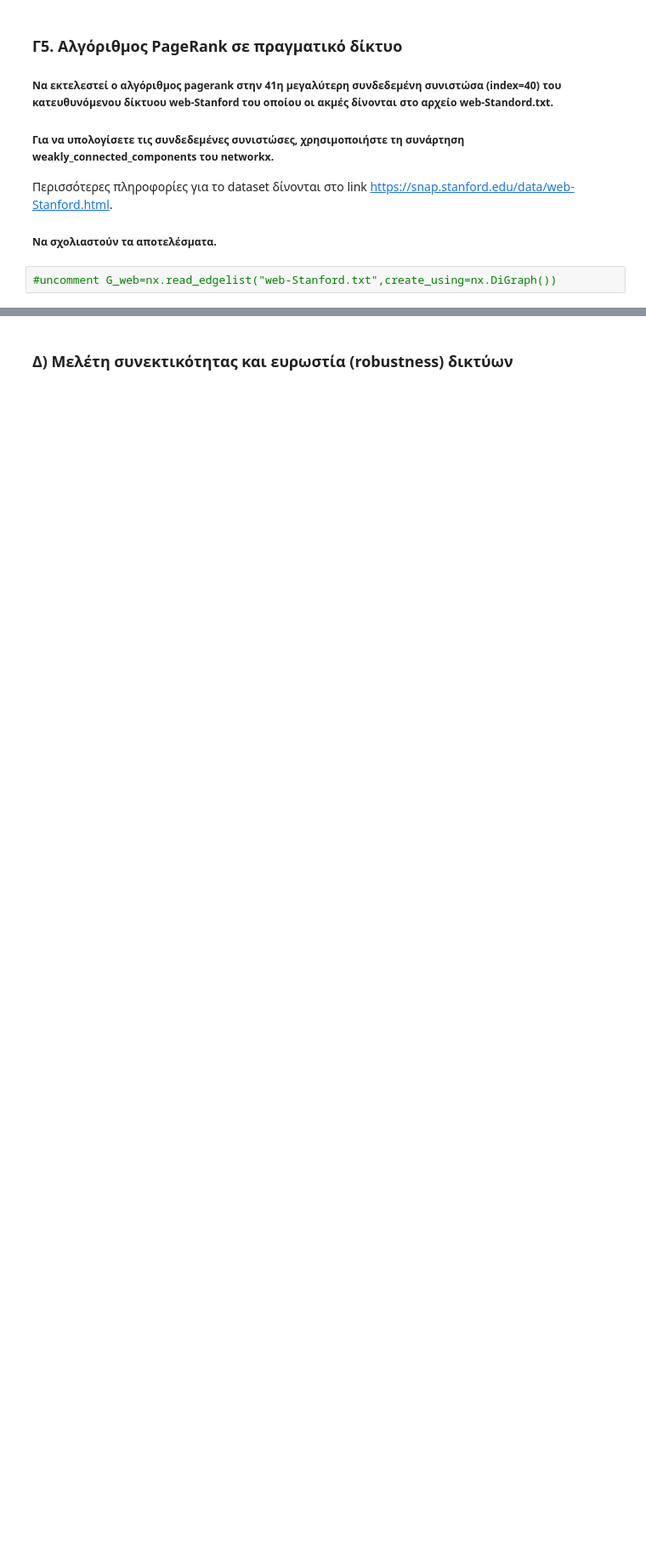
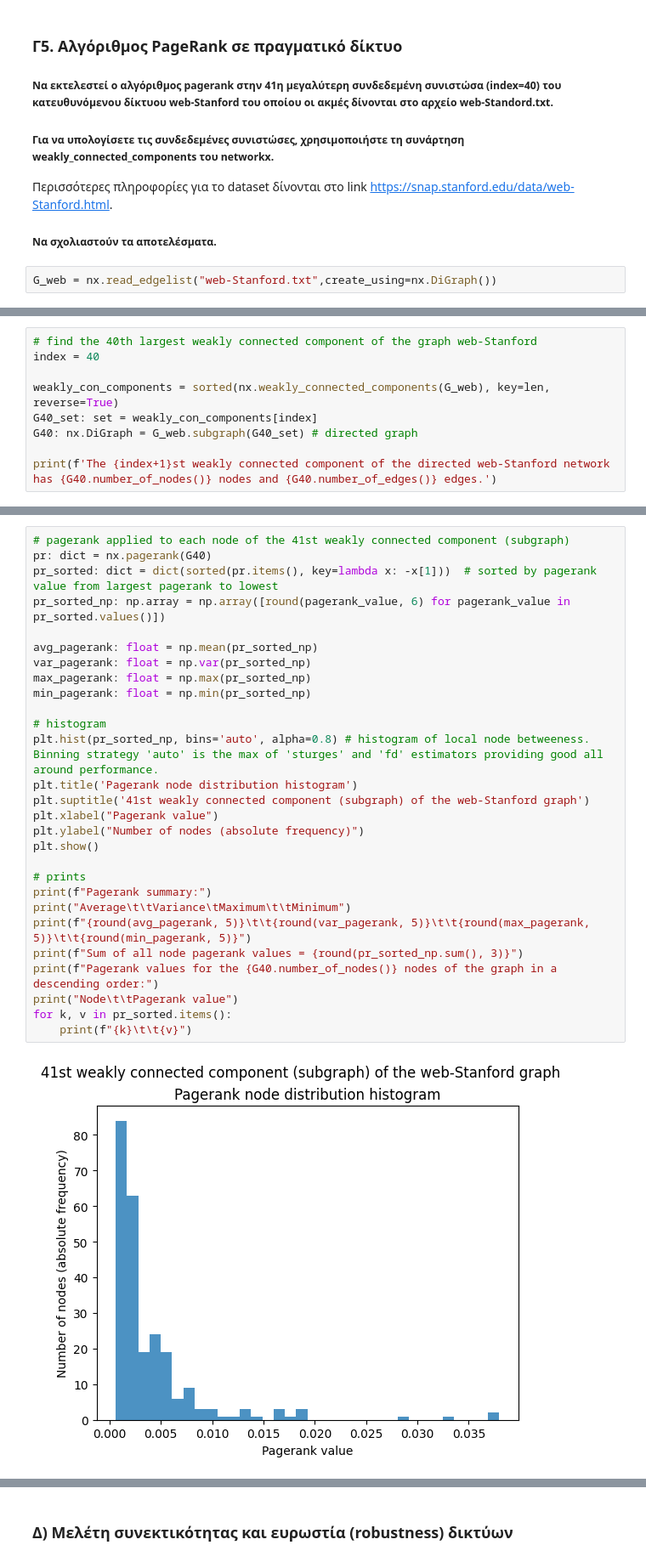
Before and after one commit to billdepo/Social-Networks-Analysis, a Jupyter notebook: lab1/lab1_student_version_Depastas.ipynb, the cells around one changed output, grey strips where cells are left out. Shown at 85% size. Cells and saved outputs as stored; diff of their text form; blank space fills up the shorter version.

```diff
--- a/lab1/lab1_student_version_Depastas.ipynb
+++ b/lab1/lab1_student_version_Depastas.ipynb
@@ -889,4 +1014,4 @@ def find_central(G):
 Περισσότερες πληροφορίες για το dataset δίνονται στο link https://snap.stanford.edu/data/web-Stanford.html.
 ##### Να σχολιαστούν τα αποτελέσματα.
 # %%
-#uncomment G_web=nx.read_edgelist("web-Stanford.txt",create_using=nx.DiGraph())
+G_web = nx.read_edgelist("web-Stanford.txt",create_using=nx.DiGraph())
@@ -897,0 +1018,9 @@ def find_central(G):
+# %%
+# find the 40th largest weakly connected component of the graph web-Stanford
+index = 40
+
+weakly_con_components = sorted(nx.weakly_connected_components(G_web), key=len, reverse=True)
+G40_set: set = weakly_con_components[index]
+G40: nx.DiGraph = G_web.subgraph(G40_set) # directed graph
+
+print(f'The {index+1}st weakly connected component of the directed web-Stanford network has {G40.number_of_nodes()} nodes and {G40.number_of_edges()} edges.')
@@ -897,0 +1029,30 @@ def find_central(G):
+# %%
+# pagerank applied to each node of the 41st weakly connected component (subgraph)
+pr: dict = nx.pagerank(G40)
+pr_sorted: dict = dict(sorted(pr.items(), key=lambda x: -x[1]))  # sorted by pagerank value from largest pagerank to lowest
+pr_sorted_np: np.array = np.array([round(pagerank_value, 6) for pagerank_value in pr_sorted.values()])
+
+avg_pagerank: float = np.mean(pr_sorted_np)
+var_pagerank: float = np.var(pr_sorted_np)
+max_pagerank: float = np.max(pr_sorted_np)
+min_pagerank: float = np.min(pr_sorted_np)
+
+# histogram
+plt.hist(pr_sorted_np, bins='auto', alpha=0.8) # histogram of local node betweeness. Binning strategy 'auto' is the max of 'sturges' and 'fd' estimators providing good all around performance.
+plt.title('Pagerank node distribution histogram')
+plt.suptitle('41st weakly connected component (subgraph) of the web-Stanford graph')
+plt.xlabel("Pagerank value")
+plt.ylabel("Number of nodes (absolute frequency)")
+plt.show()
+
+# prints
+print(f"Pagerank summary:")
+print("Average\t\tVariance\tMaximum\t\tMinimum")
+print(f"{round(avg_pagerank, 5)}\t\t{round(var_pagerank, 5)}\t\t{round(max_pagerank, 5)}\t\t{round(min_pagerank, 5)}")
+print(f"Sum of all node pagerank values = {round(pr_sorted_np.sum(), 3)}")
+print(f"Pagerank values for the {G40.number_of_nodes()} nodes of the graph in a descending order:")
+print("Node\t\tPagerank value")
+for k, v in pr_sorted.items():
+    print(f"{k}\t\t{v}")
+# %% [output]
+[figure, added]
```
Also changed, not shown: parts of 33 cells of this notebook.
